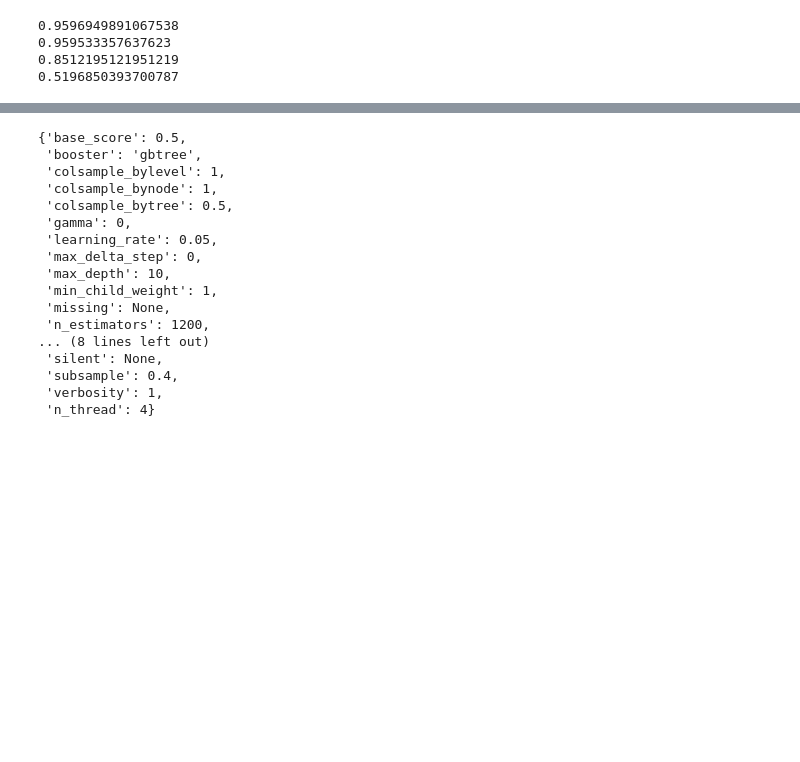
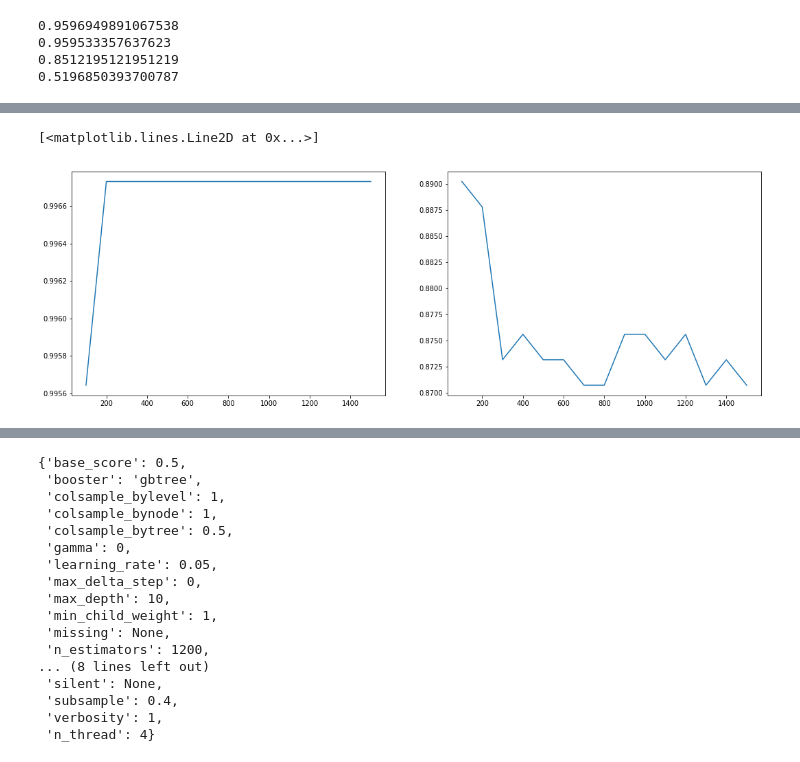
Before and after one commit to dlm6693/DS-Mod-3-Project, a Jupyter notebook: jupyter notebooks/Feature Selection and Model Building.ipynb, the cells around one changed output, grey strips where cells are left out. Saved outputs shown, nothing was run; the diff lists cells and outputs as text; code cells hidden in the pictures; blank space fills up the shorter version.

```diff
--- a/jupyter notebooks/Feature Selection and Model Building.ipynb
+++ b/jupyter notebooks/Feature Selection and Model Building.ipynb
@@ -13,7 +13,7 @@ import warnings
 warnings.filterwarnings('ignore')
 pd.set_option('display.max_columns', 500)
 # %%
-df1 = pd.read_csv('df_transform_zeroes_excluded.csv')
+df1 = pd.read_csv('../data/df_transform_zeroes_excluded.csv')
 df1.drop('Unnamed: 0', axis=1, inplace=True)
 df1.head()
 # %% [output]
@@ -417,2 +417,17 @@ subsample = [.2,.4,.6,.8,1]
 params = dict(objective=objective,max_depth=max_depth,learning_rate=learning_rate,n_estimators=n_estimators,colsample_bytree=colsample_bytree,
               reg_alpha=reg_alpha,reg_lambda=reg_lambda, n_thread = n_thread, subsample=subsample)
+# %%
+from tqdm import tqdm_notebook as tq
+acc_scores_train = []
+acc_scores_test = []
+for x in tq(range(100,1600,100)):
+    xgbc = XGBClassifier(random_state=15,n_estimators=x, max_depth=6)
+    xgbc.fit(X_train,y_train)
+    y_pred_train = xgbc.predict(X_train)
+    y_pred_test = xgbc.predict(X_test)
+    acc_scores_train.append(metrics.accuracy_score(y_train,y_pred_train))
+    acc_scores_test.append(metrics.accuracy_score(y_test,y_pred_test))
+f, (ax1,ax2) = plt.subplots(1,2,figsize=(18,6))
+ax1.plot(range(100,1600,100), acc_scores_train)
+ax2.plot(range(100,1600,100), acc_scores_test)
+# %% [output]
@@ -418,0 +435,2 @@ params = dict(objective=objective,max_depth=max_depth,learning_rate=learning_rat
+[<matplotlib.lines.Line2D at 0x...>]
+[figure, added]
```
Also changed, not shown: parts of 19 cells of this notebook.
